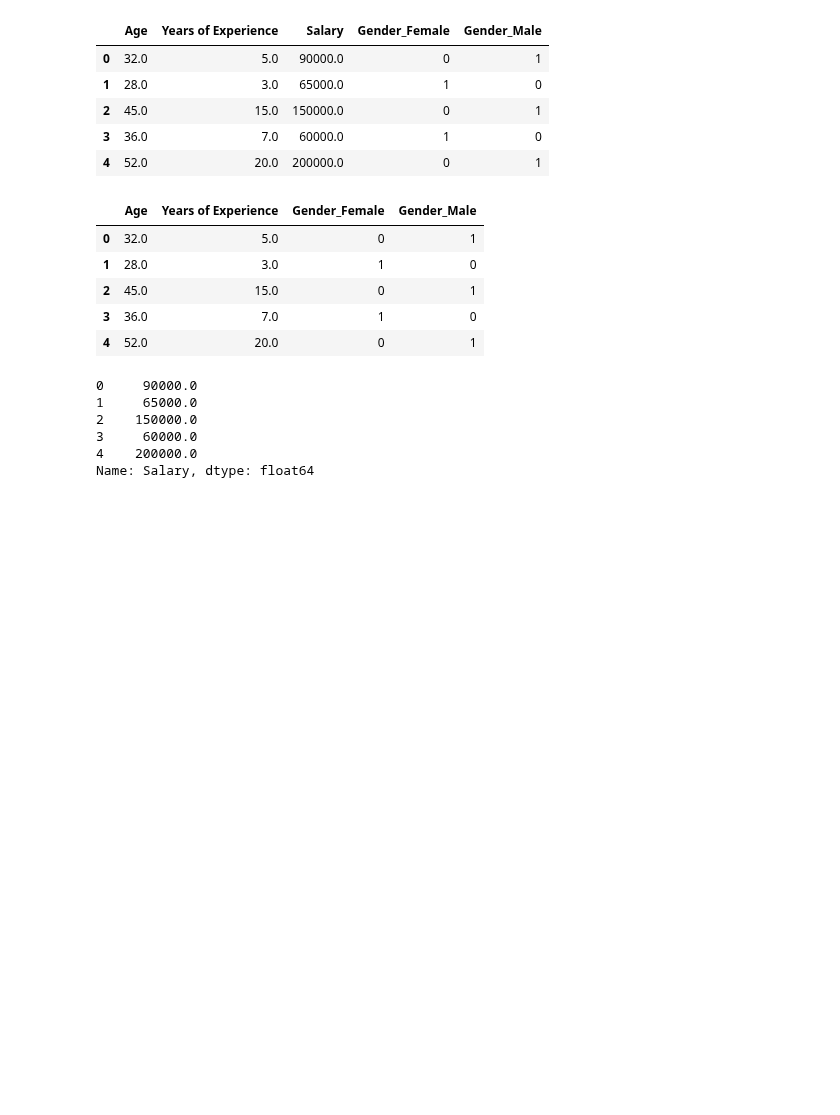
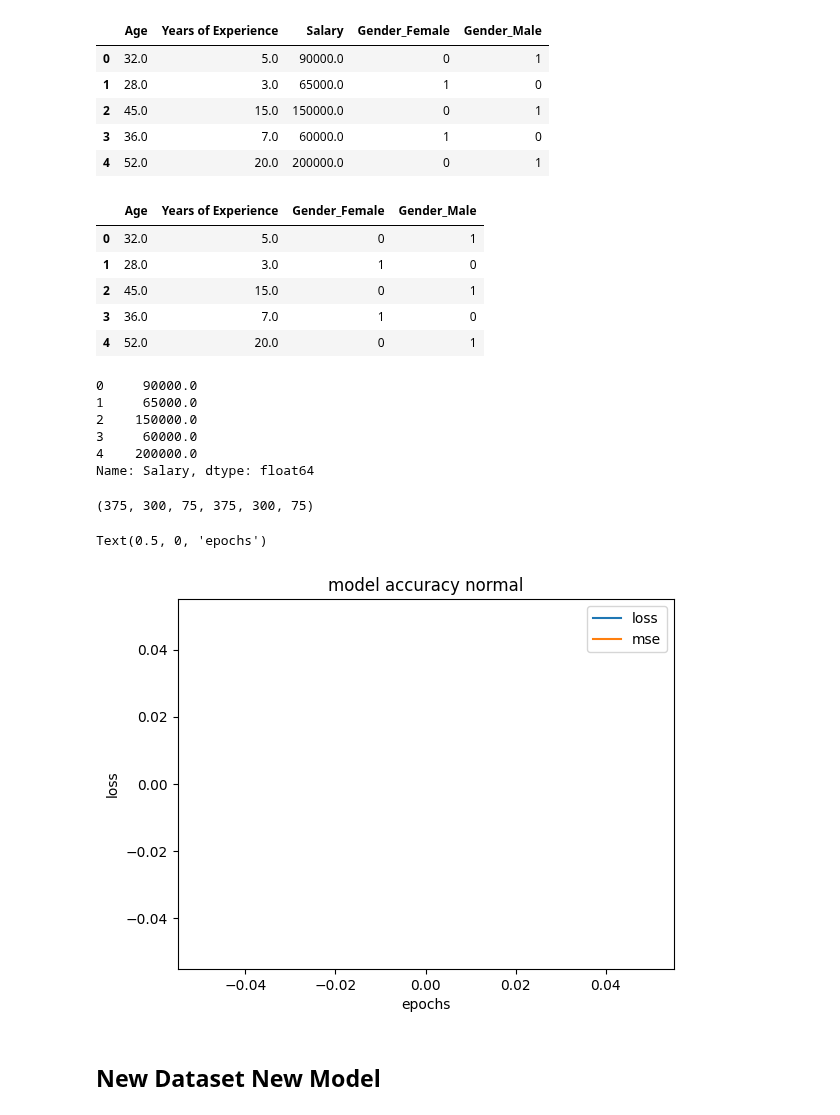
Before and after one commit to GabrielBatavia/Learn_TensorFlow, a Jupyter notebook: 01_neural_network_regression_with_tensorflow.ipynb, the cells around one changed output. Saved outputs shown, nothing was run; the diff lists cells and outputs as text; code cells hidden in the pictures; blank space fills up the shorter version.

Commit message:
make my own model for new example from new dataset and new student_score model

```diff
--- a/01_neural_network_regression_with_tensorflow.ipynb
+++ b/01_neural_network_regression_with_tensorflow.ipynb
@@ -1330,3 +1330,7 @@ Name: Salary, dtype: float64
 # %%
 # Build our train and test sets
 x_train, x_test, y_train, y_test = train_test_split(x, y, test_size=0.2, random_state=42)
+# %%
+len(x), len(x_train), len(x_test), len(y),len(y_train) ,len(y_test)
+# %% [output]
+(375, 300, 75, 375, 300, 75)
@@ -1332,0 +1342,29 @@ x_train, x_test, y_train, y_test = train_test_split(x, y, test_size=0.2, random_
+# %%
+# Build a neural network for salary
+
+tf.random.set_seed(42)
+
+# 1. Create the model
+salary_model = tf.keras.Sequential([
+    tf.keras.layers.Dense(100, activation="relu"),
+    tf.keras.layers.Dense(10)
+])
+
+# 2. Compile the model
+salary_model.compile(loss=mse,
+                     optimizer = tf.keras.optimizers.Adam(learning_rate=0.0001),
+                     metrics=["mse"])
+
+# 3. fit the model
+history_salary = salary_model.fit(x_train, y_train, epochs=1, verbose=0)
+# %%
+# Plot history (loss curve a or training curve)
+pd.DataFrame(history_salary.history).plot()
+plt.title("model accuracy normal")
+plt.ylabel("loss")
+plt.xlabel("epochs")
+# %% [output]
+Text(0.5, 0, 'epochs')
+[figure, added]
+# %% [markdown]
+## New Dataset New Model
```
Also changed, not shown: parts of 14 cells of this notebook.
